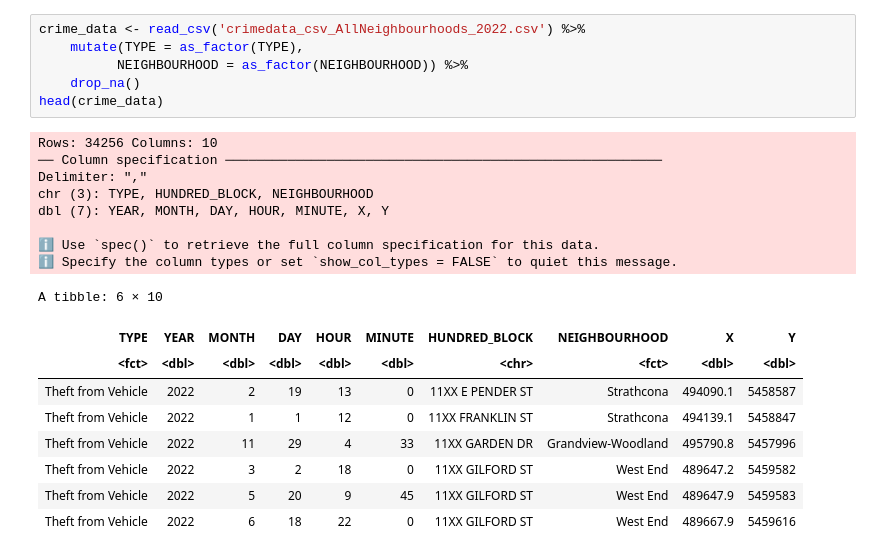
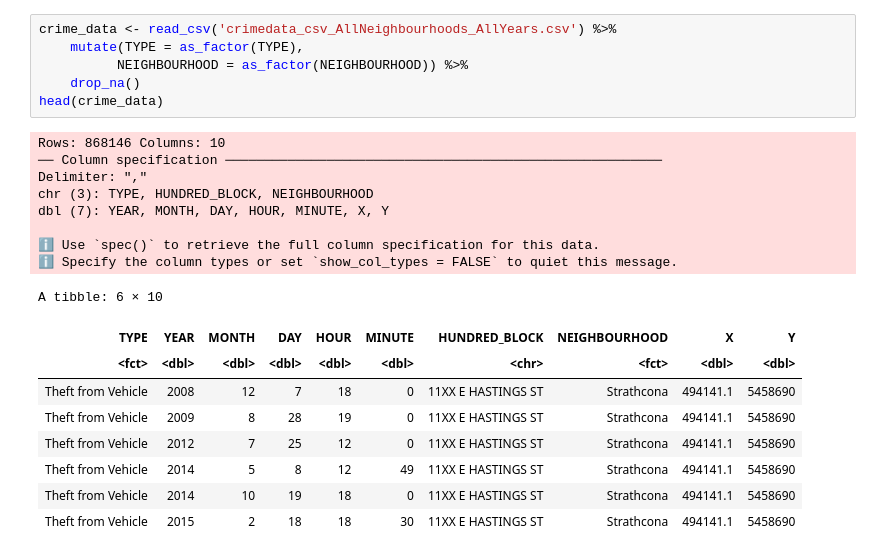
Before and after one commit to vkyaang/Stat201-project, a Jupyter notebook: project.ipynb, the cells around one changed output. Cells and saved outputs as stored; diff of their text form.

```diff
--- a/project.ipynb
+++ b/project.ipynb
@@ -25,24 +9,24 @@ The following object is masked from ‘package:dplyr’:
 # %%
-crime_data <- read_csv('crimedata_csv_AllNeighbourhoods_2022.csv') %>%
+crime_data <- read_csv('crimedata_csv_AllNeighbourhoods_AllYears.csv') %>%
     mutate(TYPE = as_factor(TYPE),
           NEIGHBOURHOOD = as_factor(NEIGHBOURHOOD)) %>%
     drop_na()
 head(crime_data)
 # %% [output]
-Rows: 34256 Columns: 10
+Rows: 868146 Columns: 10
 ── Column specification ────────────────────────────────────────────────────────
 Delimiter: ","
 chr (3): TYPE, HUNDRED_BLOCK, NEIGHBOURHOOD
 dbl (7): YEAR, MONTH, DAY, HOUR, MINUTE, X, Y
 
 ℹ Use `spec()` to retrieve the full column specification for this data.
 ℹ Specify the column types or set `show_col_types = FALSE` to quiet this message.
 A tibble: 6 × 10
 | TYPE | YEAR | MONTH | DAY | HOUR | MINUTE | HUNDRED_BLOCK | NEIGHBOURHOOD | X | Y |
 | <fct> | <dbl> | <dbl> | <dbl> | <dbl> | <dbl> | <chr> | <fct> | <dbl> | <dbl> |
-| Theft from Vehicle | 2022 | 2 | 19 | 13 | 0 | 11XX E PENDER ST | Strathcona | 494090.1 | 5458587 |
-| Theft from Vehicle | 2022 | 1 | 1 | 12 | 0 | 11XX FRANKLIN ST | Strathcona | 494139.1 | 5458847 |
-| Theft from Vehicle | 2022 | 11 | 29 | 4 | 33 | 11XX GARDEN DR | Grandview-Woodland | 495790.8 | 5457996 |
-| Theft from Vehicle | 2022 | 3 | 2 | 18 | 0 | 11XX GILFORD ST | West End | 489647.2 | 5459582 |
-| Theft from Vehicle | 2022 | 5 | 20 | 9 | 45 | 11XX GILFORD ST | West End | 489647.9 | 5459583 |
-| Theft from Vehicle | 2022 | 6 | 18 | 22 | 0 | 11XX GILFORD ST | West End | 489667.9 | 5459616 |
+| Theft from Vehicle | 2008 | 12 | 7 | 18 | 0 | 11XX E HASTINGS ST | Strathcona | 494141.1 | 5458690 |
+| Theft from Vehicle | 2009 | 8 | 28 | 19 | 0 | 11XX E HASTINGS ST | Strathcona | 494141.1 | 5458690 |
+| Theft from Vehicle | 2012 | 7 | 25 | 12 | 0 | 11XX E HASTINGS ST | Strathcona | 494141.1 | 5458690 |
+| Theft from Vehicle | 2014 | 5 | 8 | 12 | 49 | 11XX E HASTINGS ST | Strathcona | 494141.1 | 5458690 |
+| Theft from Vehicle | 2014 | 10 | 19 | 18 | 0 | 11XX E HASTINGS ST | Strathcona | 494141.1 | 5458690 |
+| Theft from Vehicle | 2015 | 2 | 18 | 18 | 30 | 11XX E HASTINGS ST | Strathcona | 494141.1 | 5458690 |
```
Also changed, not shown: parts of 12 cells of this notebook.
